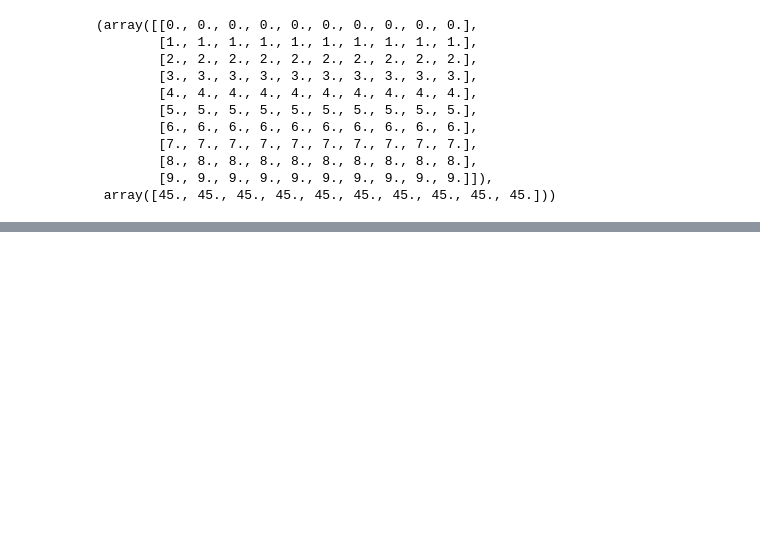
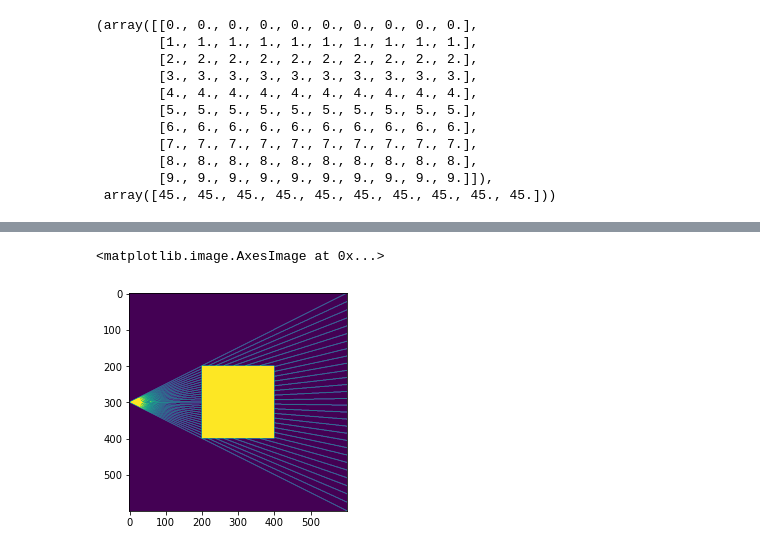
Before and after one commit to DaMadApe/AImg, a Jupyter notebook: Img/sandb.ipynb, the cells around one changed output, grey strips where cells are left out. Cells and saved outputs as stored; diff of their text form; code cells hidden in the pictures; blank space fills up the shorter version.

```diff
--- a/Img/sandb.ipynb
+++ b/Img/sandb.ipynb
@@ -342,0 +368,24 @@ r = rn1 * (rn2/rd)**2
+# %%
+import numpy as np
+import matplotlib.pyplot as plt
+
+D = 200
+
+img = np.ones((200, 200))
+img = np.pad(img, D)
+h, w = img.shape
+hm = h//2
+beta_lim = np.arctan(h/(2*w))
+pasos = 30
+
+
+# Segundo sector
+for beta in np.linspace(-beta_lim, beta_lim, pasos):
+    x = np.arange(0, w)
+    y = np.linspace(0, w*np.tan(beta)-1, w, dtype=int) + hm
+    img[y, x]=1
+
+plt.imshow(img)
+# %% [output]
+<matplotlib.image.AxesImage at 0x...>
+[figure, added]
```
Also changed, not shown: parts of 9 cells of this notebook, 23 other files.
